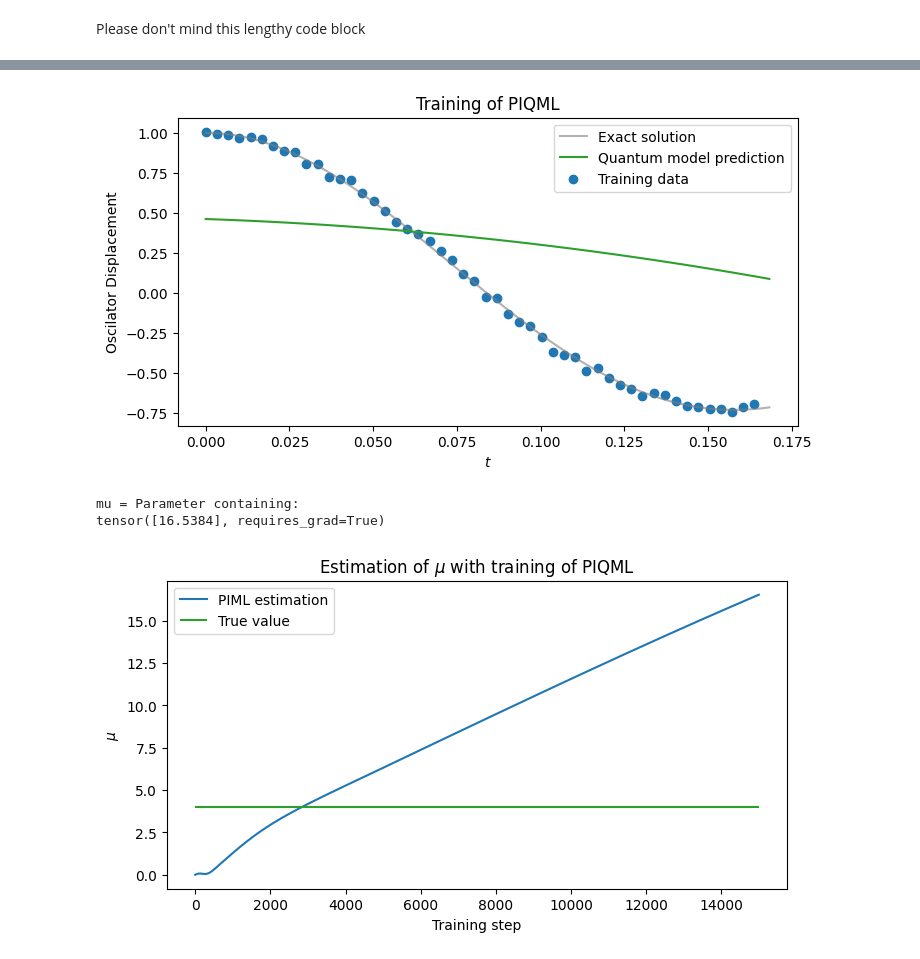
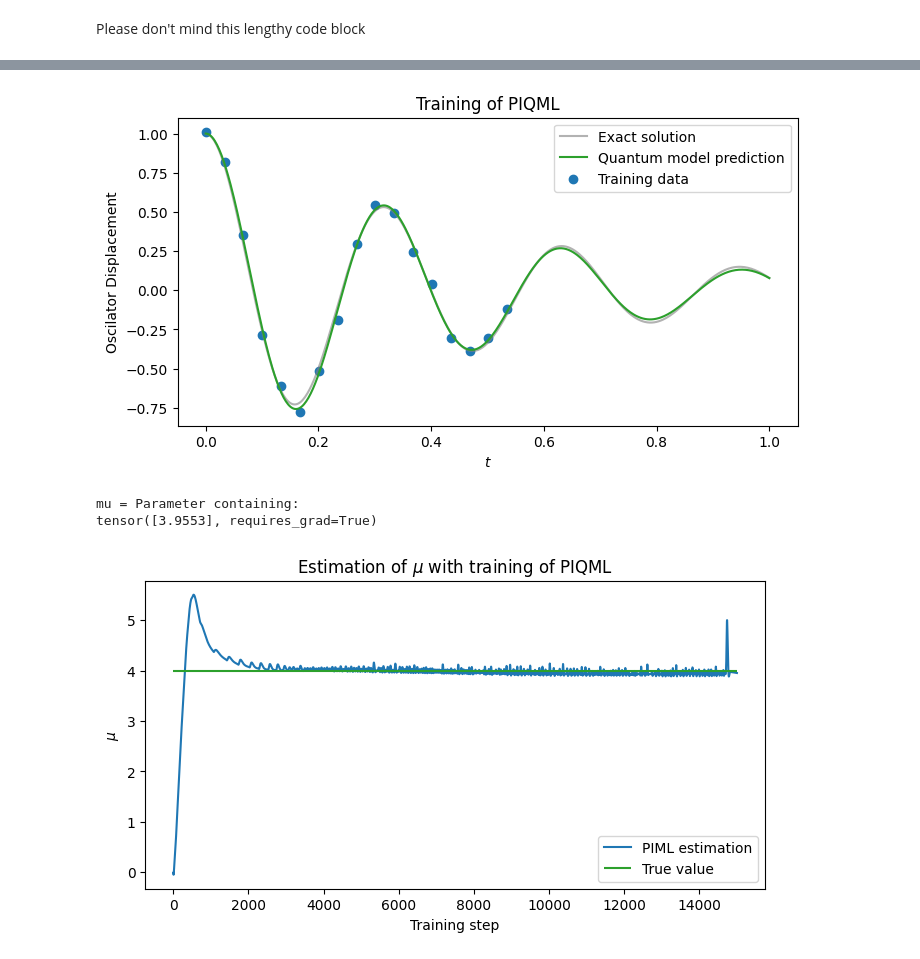
Before and after one commit to NNCT2904/harmonic-oscillator-pinn, a Jupyter notebook: PIQML_simulator_simple_reg.ipynb, the cells around one changed output, grey strips where cells are left out. Drawn from its saved outputs; the diff is of its cells as text; code cells hidden in the pictures.

```diff
--- a/PIQML_simulator_simple_reg.ipynb
+++ b/PIQML_simulator_simple_reg.ipynb
@@ -190,27 +278 @@ draw_circuit(qnode, expansion_strategy='device')(t_data[-1], list(qlayer.paramet
-# %%
-# qmodel = FCN(N_INPUT=1, N_OUTPUT=1, N_HIDDEN=32, N_LAYERS=3)
-qmodel = Hybrid_QN(n_qubit_output, qlayer)
-# qmodel = Pure_QN(qlayer)
-# %%
-# For initial condition loss
-t_initial = torch.tensor(0.).view(-1,1).requires_grad_(True)
-
-t_data = t_data.requires_grad_(True)
-
-d = 2
-w0 = 20
-mu = 2*d
-k = w0**2
-
-# mu = torch.nn.Parameter(torch.zeros(1, requires_grad=True)) # mu is missing, let's train it!
-# all_mus = []
-
-learning_rate=0.05
-optimiser = torch.optim.Adam(list(qmodel.parameters()), lr=learning_rate)
-
-# weighting the loss functions, see block below
-lambda1, lambda2, lambda3, lambda4 = 1e5, 1e5, 1, 1e5
-
-clipper = WeightClipper()
-mseloss = nn.MSELoss()
 # %%
@@ -281,23 +369,23 @@ plot_result(
     obs_true.detach(),
     t_data.detach(),
     obs_data.detach(),
-    prediction,
+    qmodel(t_true).detach(),
     title='Training of PIQML'
     )
 # %% [output]
-[figure, old version]
+[figure, new version]
 # %%
-# print(f'mu = {mu}')
+print(f'mu = {mu}')
 
-# plt.figure(figsize=(8,4))
-# plt.title("Estimation of $\mu$ with training of PIQML")
-# plt.plot(all_mus, label="PIML estimation")
-# plt.hlines(2*d, 0, len(all_mus), label="True value", color="tab:green")
-# plt.legend(loc='best')
-# plt.xlabel("Training step")
-# plt.ylabel("$\mu$")
-# plt.show()
+plt.figure(figsize=(8,4))
+plt.title("Estimation of $\mu$ with training of PIQML")
+plt.plot(all_mus, label="PIML estimation")
+plt.hlines(2*d, 0, len(all_mus), label="True value", color="tab:green")
+plt.legend(loc='best')
+plt.xlabel("Training step")
+plt.ylabel("$\mu$")
+plt.show()
 # %% [output]
 mu = Parameter containing:
-tensor([16.5384], requires_grad=True)
+tensor([3.9553], requires_grad=True)
-[figure, old version]
+[figure, new version]
```
Also changed, not shown: parts of 18 cells of this notebook, 4 other files.
